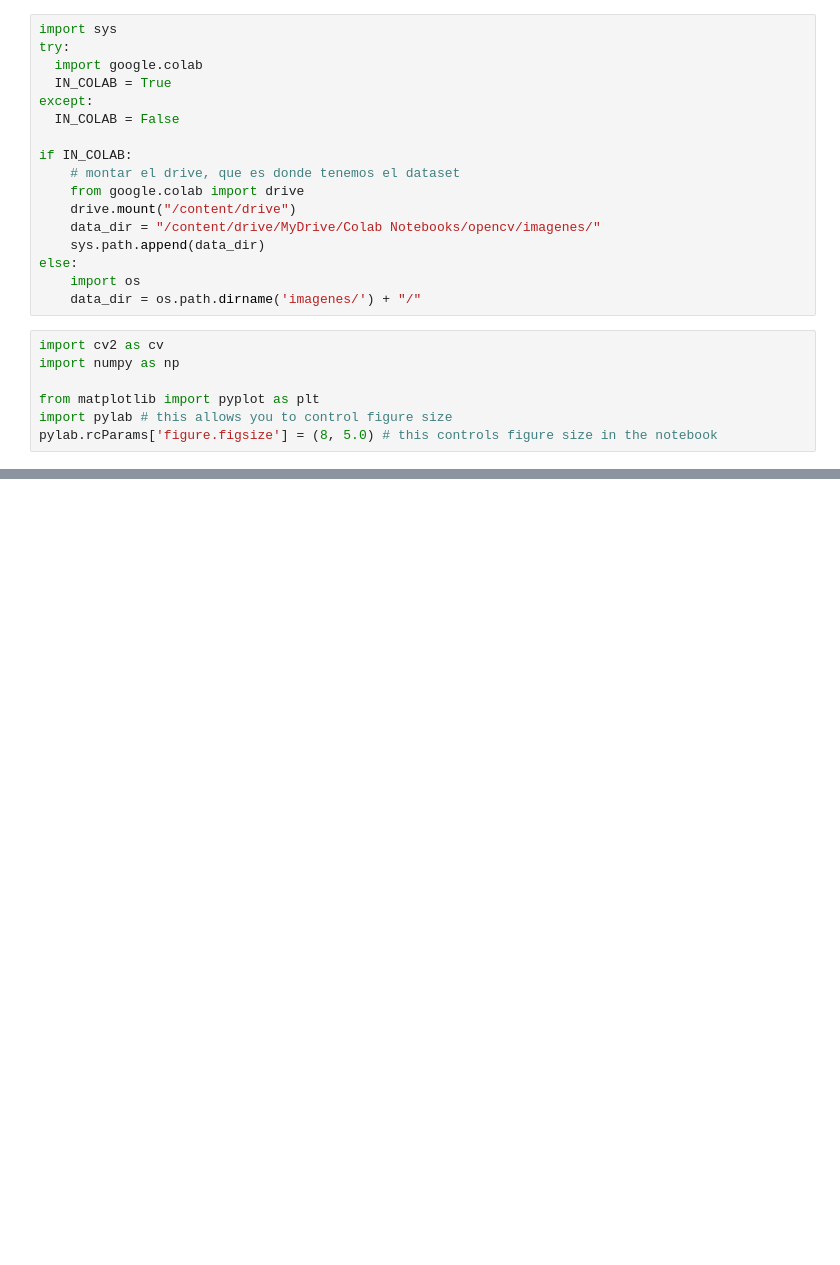
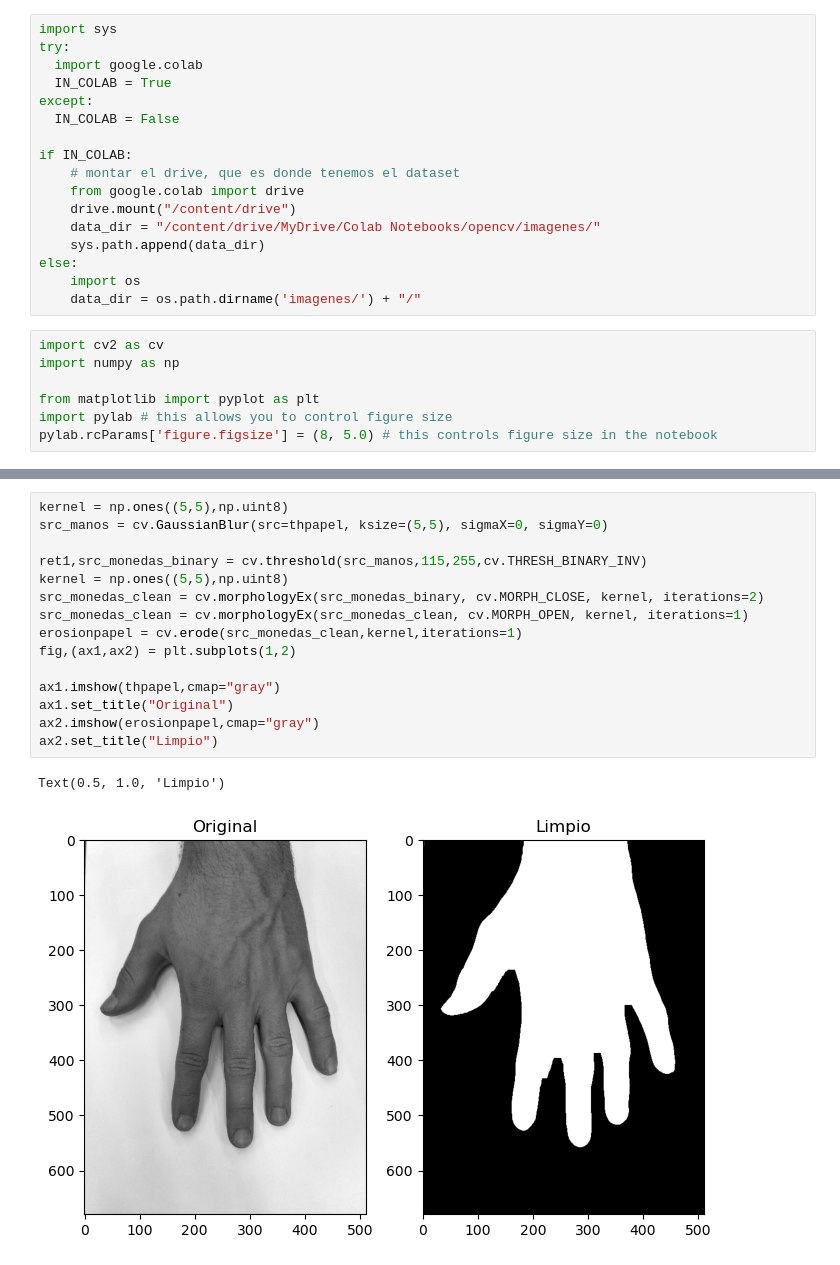
Before and after one commit to daferre01/BIGDATA-IA, a Jupyter notebook: IA/PROGRAMACION_DE_IA/Espacios_de_Color/piedrapapeltijera.ipynb, the cells around one changed output, grey strips where cells are left out. Saved outputs shown, nothing was run; the diff lists cells and outputs as text; blank space fills up the shorter version.

```diff
--- a/IA/PROGRAMACION_DE_IA/Espacios_de_Color/piedrapapeltijera.ipynb
+++ b/IA/PROGRAMACION_DE_IA/Espacios_de_Color/piedrapapeltijera.ipynb
@@ -31,0 +56,18 @@ error: OpenCV(4.9.0) D:\a\opencv-python\opencv-python\opencv\modules\imgproc\src
+# %%
+kernel = np.ones((5,5),np.uint8)
+src_manos = cv.GaussianBlur(src=thpapel, ksize=(5,5), sigmaX=0, sigmaY=0)
+
+ret1,src_monedas_binary = cv.threshold(src_manos,115,255,cv.THRESH_BINARY_INV)
+kernel = np.ones((5,5),np.uint8)
+src_monedas_clean = cv.morphologyEx(src_monedas_binary, cv.MORPH_CLOSE, kernel, iterations=2)
+src_monedas_clean = cv.morphologyEx(src_monedas_clean, cv.MORPH_OPEN, kernel, iterations=1)
+erosionpapel = cv.erode(src_monedas_clean,kernel,iterations=1)
+fig,(ax1,ax2) = plt.subplots(1,2)
+
+ax1.imshow(thpapel,cmap="gray")
+ax1.set_title("Original")
+ax2.imshow(erosionpapel,cmap="gray")
+ax2.set_title("Limpio")
+# %% [output]
+Text(0.5, 1.0, 'Limpio')
+[figure, added]
```
Also changed, not shown: parts of 10 cells of this notebook.
